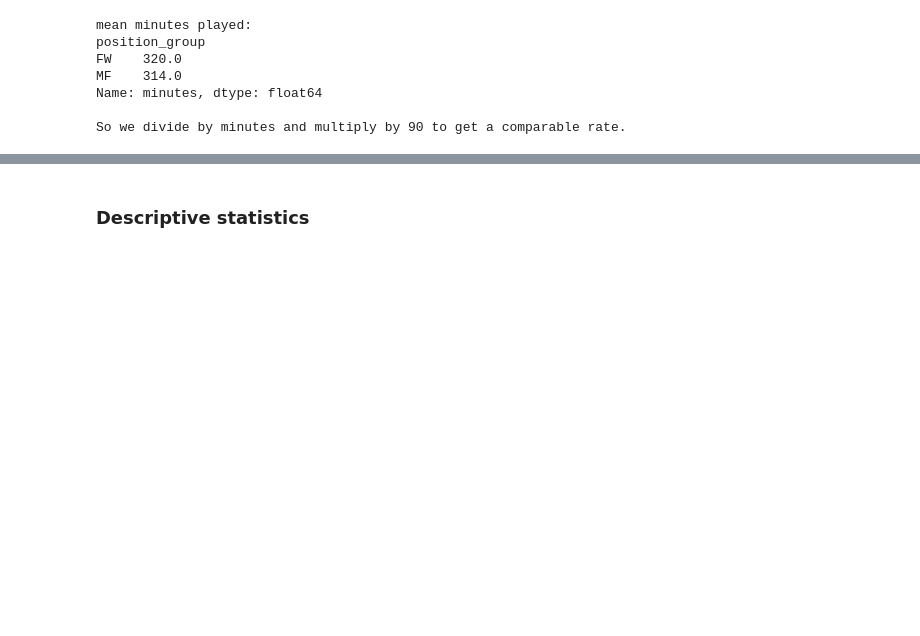
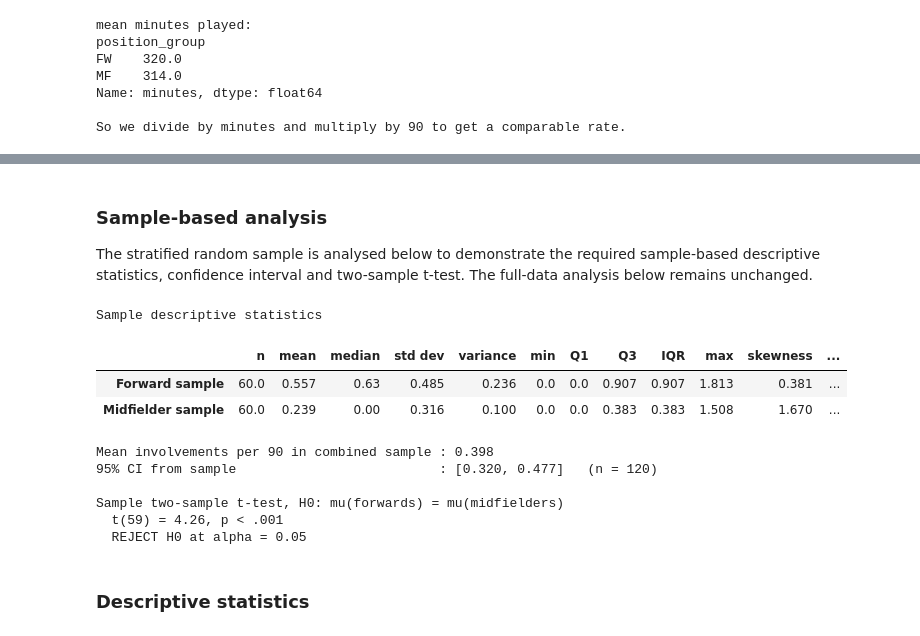
Before and after one commit to Akash157-CR7/HIT140-FOUNDATIONS-OF-DATA-SCIENCE-WC2026-analysis, a Jupyter notebook: WC2026_Analysis.ipynb, the cells around one changed output, grey strips where cells are left out. Drawn from its saved outputs; the diff is of its cells as text; code cells hidden in the pictures; blank space fills up the shorter version.

```diff
--- a/WC2026_Analysis.ipynb
+++ b/WC2026_Analysis.ipynb
@@ -848,3 +1038,43 @@ So we divide by minutes and multiply by 90 to get a comparable rate.
+# %% [markdown]
+### Sample-based analysis
+
+The stratified random sample is analysed below to demonstrate the required sample-based
+descriptive statistics, confidence interval and two-sample t-test. The full-data analysis
+below remains unchanged.
+# %%
+print("Sample descriptive statistics")
+display(pd.DataFrame([
+    describe(sabraham_fw_sample, "Forward sample"),
+    describe(sabraham_mf_sample, "Midfielder sample")
+]).round(3))
+
+sabraham_combined_sample = pd.concat(
+    [sabraham_fw_sample, sabraham_mf_sample],
+    ignore_index=True
+)
+
+sample_mean, sample_low, sample_high, sample_n = confidence_interval(sabraham_combined_sample)
+print(f"\nMean involvements per 90 in combined sample : {sample_mean:.3f}")
+print(f"95% CI from sample                          : [{sample_low:.3f}, {sample_high:.3f}]   (n = {sample_n})")
+
+sample_t, sample_df, sample_p = two_sample_t(
+    sabraham_fw_sample,
+    sabraham_mf_sample,
+    alternative="greater"
+)
+print("\nSample two-sample t-test, H0: mu(forwards) = mu(midfielders)")
+report(sample_t, sample_df, sample_p)
+# %% [output]
+Sample descriptive statistics
+|  | n | mean | median | std dev | variance | min | Q1 | Q3 | IQR | max | skewness | ... |
+| Forward sample | 60.0 | 0.557 | 0.63 | 0.485 | 0.236 | 0.0 | 0.0 | 0.907 | 0.907 | 1.813 | 0.381 | ... |
+| Midfielder sample | 60.0 | 0.239 | 0.00 | 0.316 | 0.100 | 0.0 | 0.0 | 0.383 | 0.383 | 1.508 | 1.670 | ... |
+Mean involvements per 90 in combined sample : 0.398
+95% CI from sample                          : [0.320, 0.477]   (n = 120)
+
+Sample two-sample t-test, H0: mu(forwards) = mu(midfielders)
+  t(59) = 4.26, p < .001
+  REJECT H0 at alpha = 0.05
 # %% [markdown]
 ### Descriptive statistics
 # %%
```
Also changed, not shown: parts of 16 cells of this notebook.
